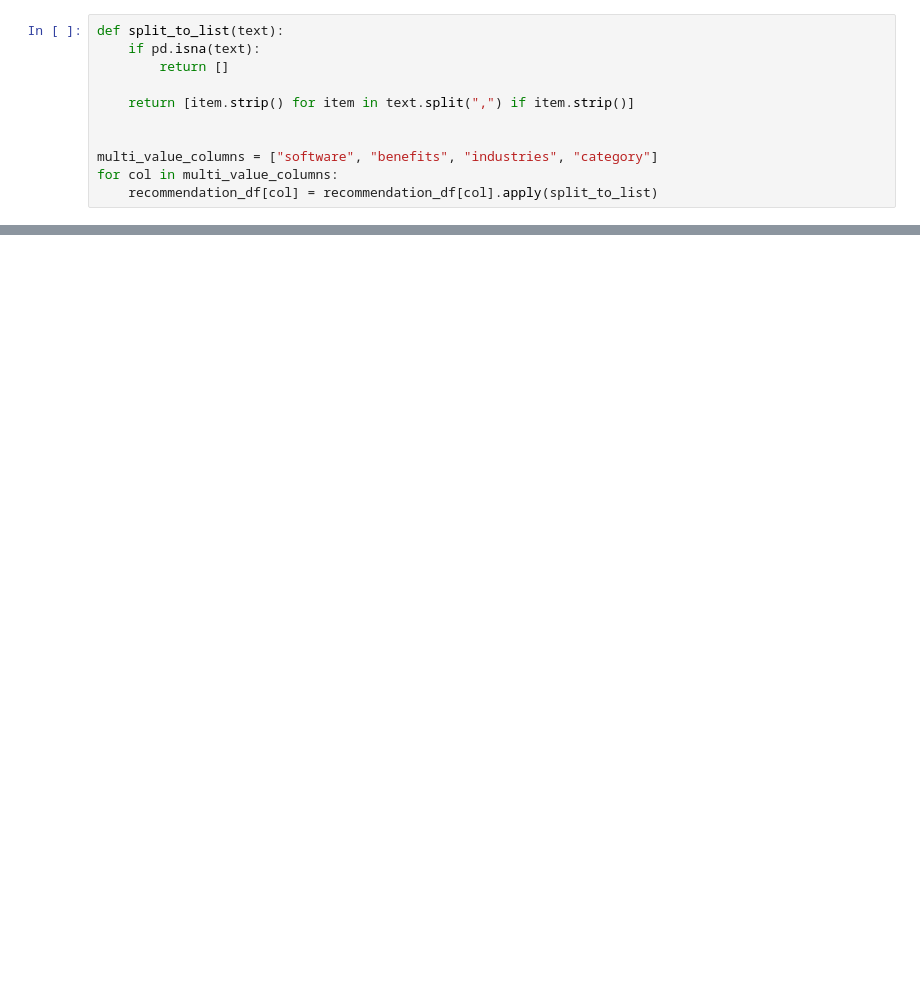
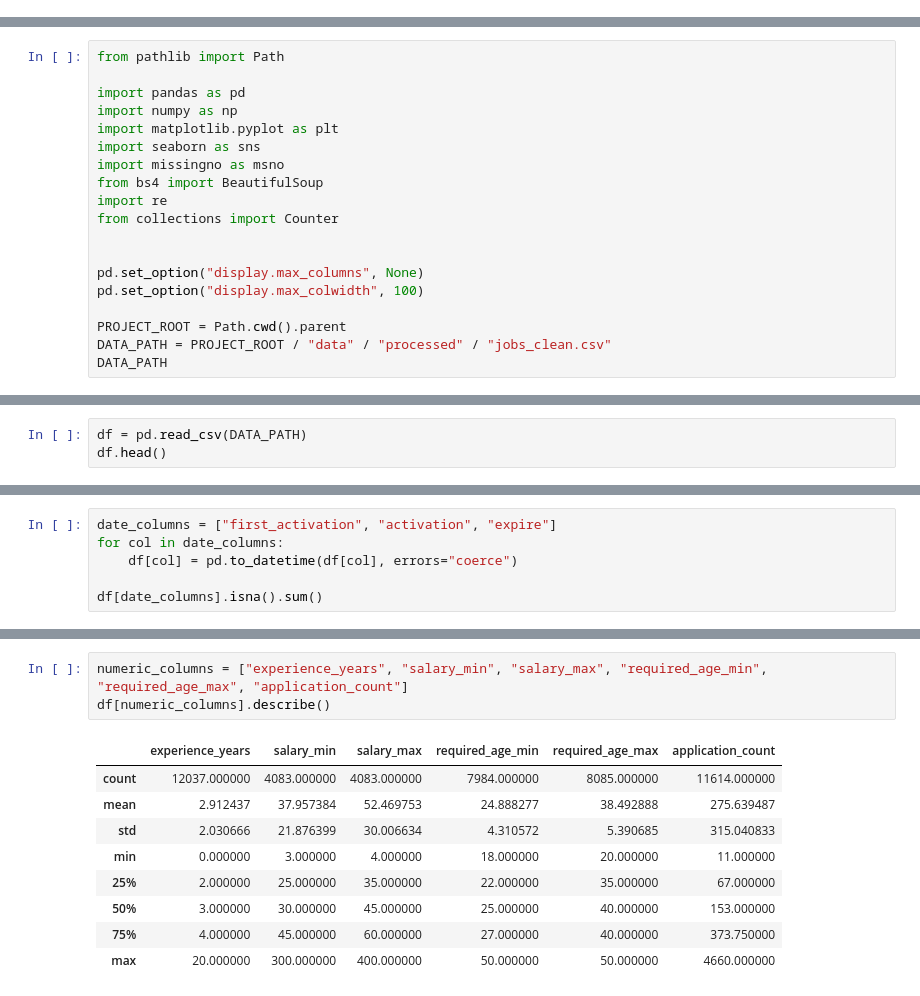
Before and after one commit to Behniash/Iran-Job-Market-Analysis, a Jupyter notebook: notebooks/03_Data Cleaning.ipynb, the cells around one changed output, grey strips where cells are left out. Drawn from its saved outputs; the diff is of its cells as text; blank space fills up the shorter version.

Commit message:
Cleaned Data for feature engineering

```diff
--- a/notebooks/03_Data Cleaning.ipynb
+++ b/notebooks/03_Data Cleaning.ipynb
@@ -158,11 +0,0 @@ recommendation_df = job_df[recommendation_columns].copy()
-# %%
-def split_to_list(text):
-    if pd.isna(text):
-        return []
-
-    return [item.strip() for item in text.split(",") if item.strip()]
-
-
-multi_value_columns = ["software", "benefits", "industries", "category"]
-for col in multi_value_columns:
-    recommendation_df[col] = recommendation_df[col].apply(split_to_list)
@@ -172,0 +9,19 @@ cleaned_df.to_csv("../data/processed/cleaned_jobs.csv", index=False, encoding="u
+# %%
+from pathlib import Path
+
+import pandas as pd
+import numpy as np
+import matplotlib.pyplot as plt
+import seaborn as sns
+import missingno as msno
+from bs4 import BeautifulSoup
+import re
+from collections import Counter
+
+
+pd.set_option("display.max_columns", None)
+pd.set_option("display.max_colwidth", 100)
+
+PROJECT_ROOT = Path.cwd().parent
+DATA_PATH = PROJECT_ROOT / "data" / "processed" / "jobs_clean.csv"
+DATA_PATH
@@ -172,0 +30,3 @@ cleaned_df.to_csv("../data/processed/cleaned_jobs.csv", index=False, encoding="u
+# %%
+df = pd.read_csv(DATA_PATH)
+df.head()
@@ -172,0 +182,6 @@ cleaned_df.to_csv("../data/processed/cleaned_jobs.csv", index=False, encoding="u
+# %%
+date_columns = ["first_activation", "activation", "expire"]
+for col in date_columns:
+    df[col] = pd.to_datetime(df[col], errors="coerce")
+
+df[date_columns].isna().sum()
@@ -172,0 +199,13 @@ cleaned_df.to_csv("../data/processed/cleaned_jobs.csv", index=False, encoding="u
+# %%
+numeric_columns = ["experience_years", "salary_min", "salary_max", "required_age_min", "required_age_max", "application_count"]
+df[numeric_columns].describe()
+# %% [output]
+|  | experience_years | salary_min | salary_max | required_age_min | required_age_max | application_count |
+| count | 12037.000000 | 4083.000000 | 4083.000000 | 7984.000000 | 8085.000000 | 11614.000000 |
+| mean | 2.912437 | 37.957384 | 52.469753 | 24.888277 | 38.492888 | 275.639487 |
+| std | 2.030666 | 21.876399 | 30.006634 | 4.310572 | 5.390685 | 315.040833 |
+| min | 0.000000 | 3.000000 | 4.000000 | 18.000000 | 20.000000 | 11.000000 |
+| 25% | 2.000000 | 25.000000 | 35.000000 | 22.000000 | 35.000000 | 67.000000 |
+| 50% | 3.000000 | 30.000000 | 45.000000 | 25.000000 | 40.000000 | 153.000000 |
+| 75% | 4.000000 | 45.000000 | 60.000000 | 27.000000 | 40.000000 | 373.750000 |
+| max | 20.000000 | 300.000000 | 400.000000 | 50.000000 | 50.000000 | 4660.000000 |
```
Also changed, not shown: parts of 62 cells of this notebook.
